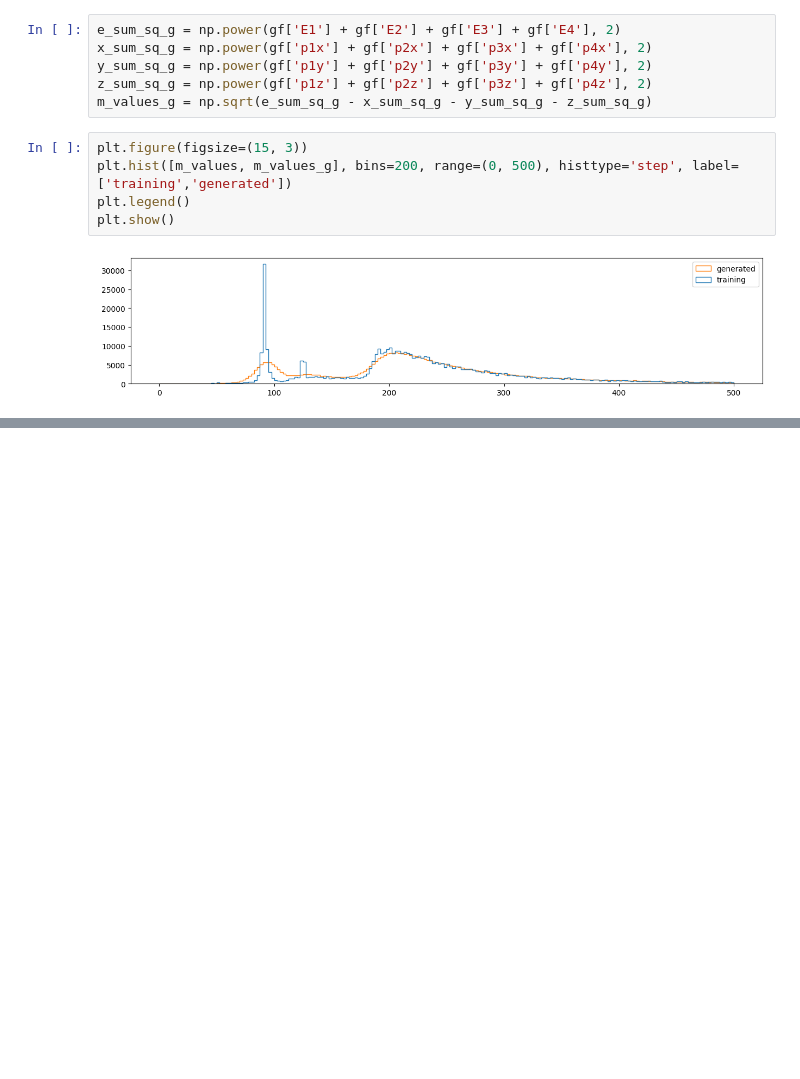
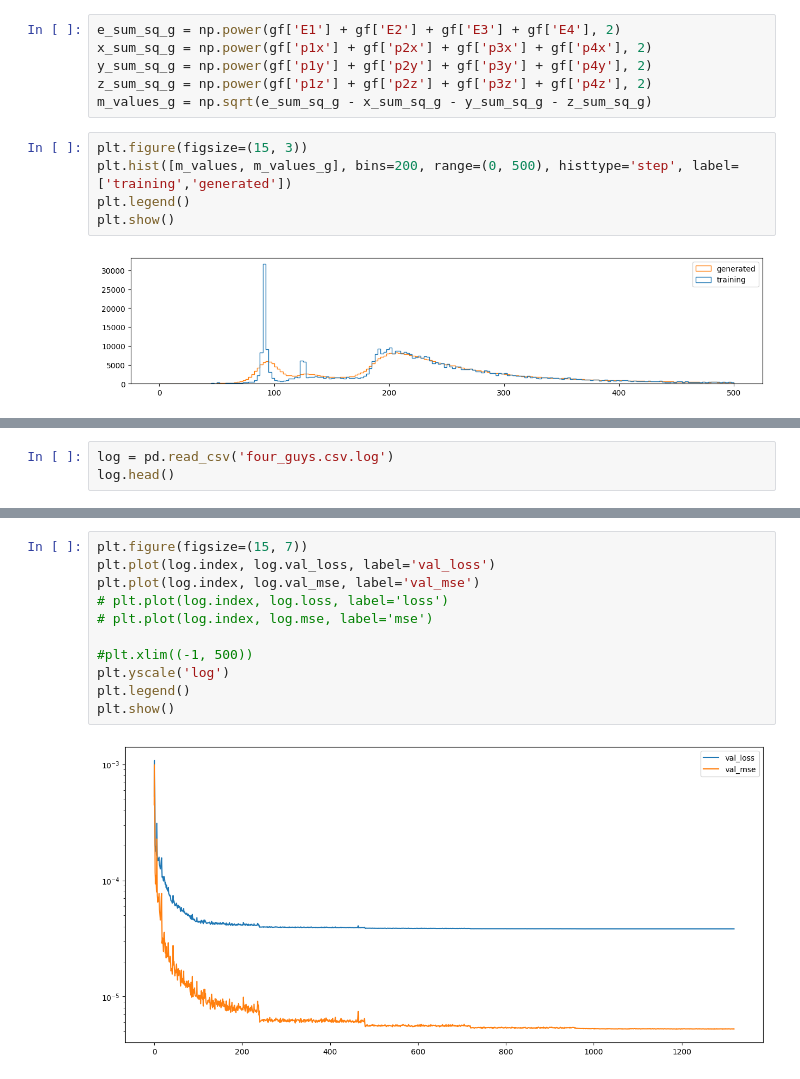
Before and after one commit to valdasraps/event_simulator, a Jupyter notebook: notebooks/vae/00-training_dataset.ipynb, the cells around one changed output, grey strips where cells are left out. Cells and saved outputs as stored; diff of their text form; blank space fills up the shorter version.

Commit message:
Training curves

```diff
--- a/notebooks/vae/00-training_dataset.ipynb
+++ b/notebooks/vae/00-training_dataset.ipynb
@@ -95,0 +98,3 @@ plt.show()
+# %%
+log = pd.read_csv('four_guys.csv.log')
+log.head()
@@ -95,0 +108,13 @@ plt.show()
+# %%
+plt.figure(figsize=(15, 7))
+plt.plot(log.index, log.val_loss, label='val_loss')
+plt.plot(log.index, log.val_mse, label='val_mse')
+# plt.plot(log.index, log.loss, label='loss')
+# plt.plot(log.index, log.mse, label='mse')
+
+#plt.xlim((-1, 500))
+plt.yscale('log')
+plt.legend()
+plt.show()
+# %% [output]
+[figure, added]
```
Also changed, not shown: parts of 3 cells of this notebook.
